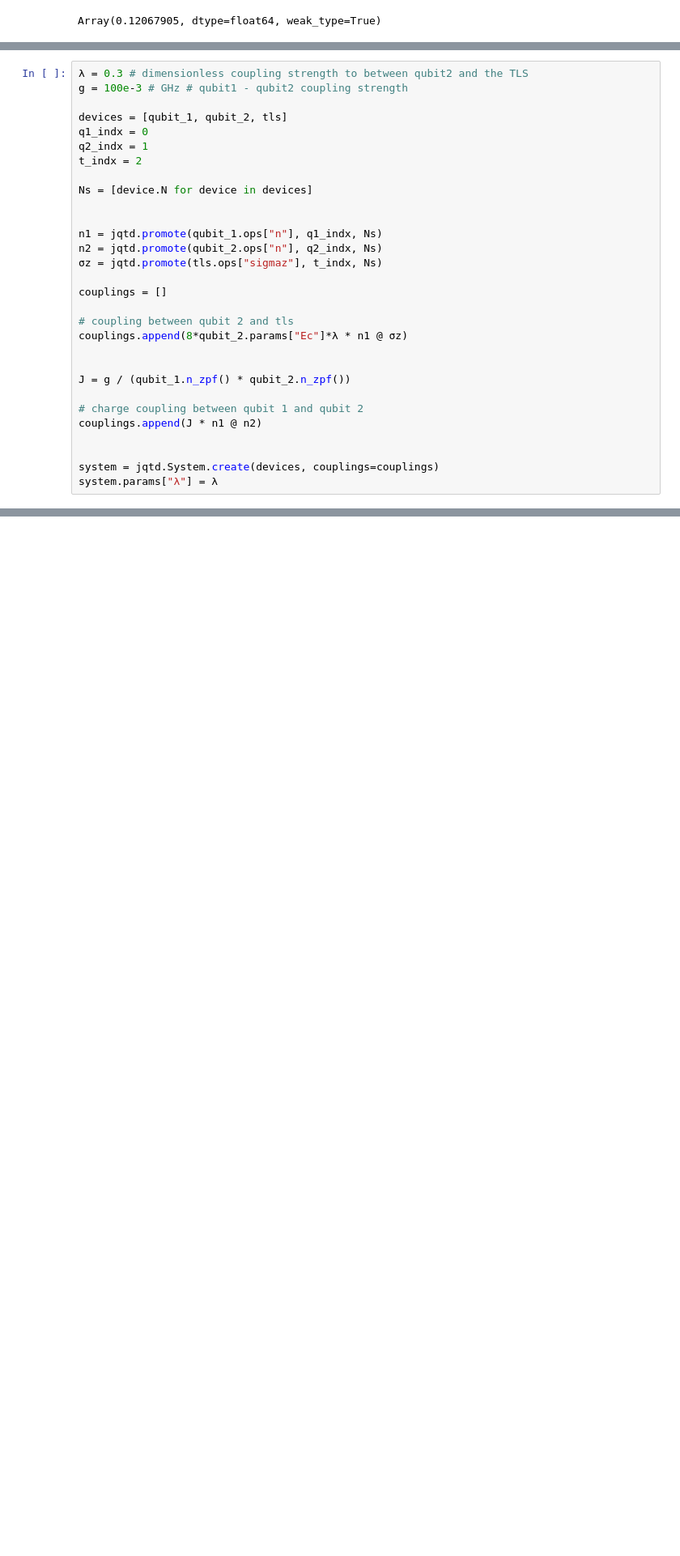
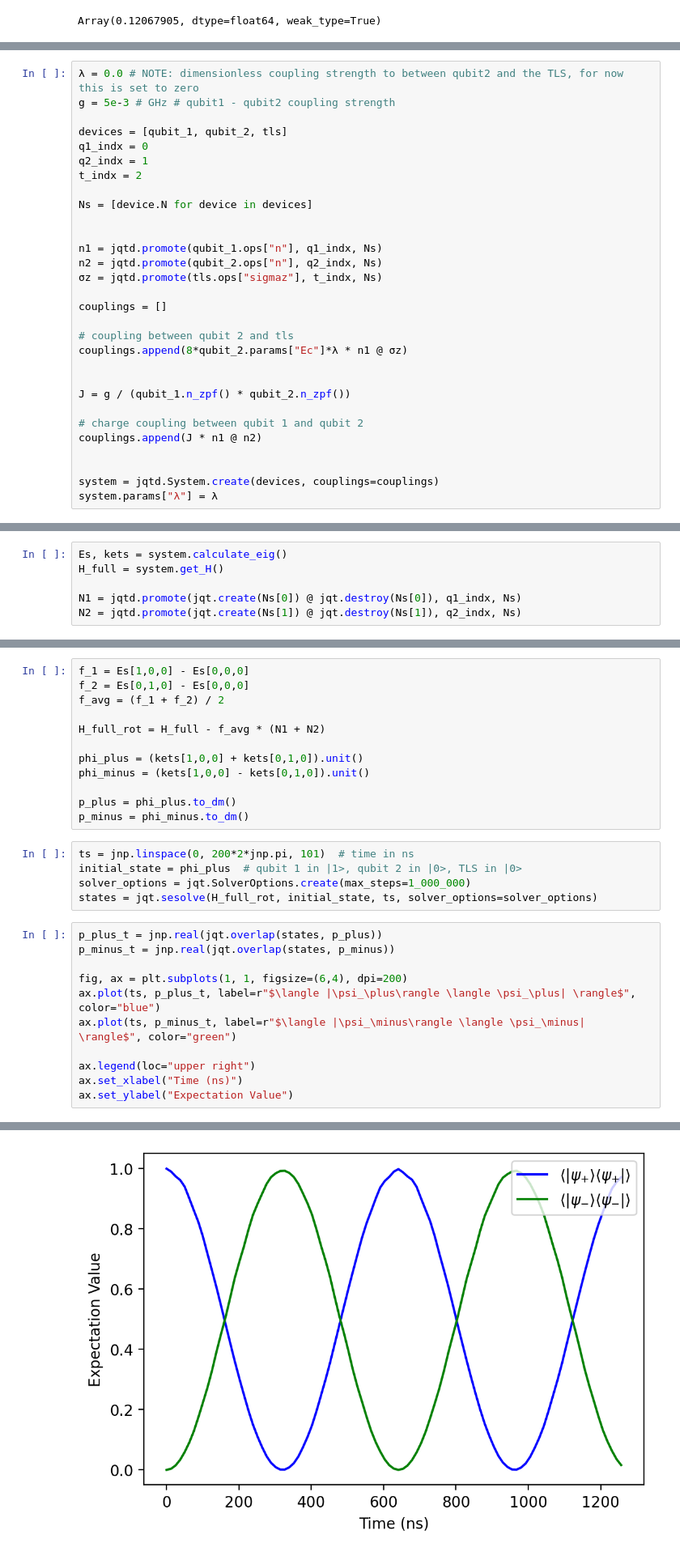
Before and after one commit to EQuS/jaxquantum, a Jupyter notebook: experiments/devices/tutorials/tls/1-tunable-transmon-tls.ipynb, the cells around one changed output, grey strips where cells are left out. Shown at 81% size. Saved outputs shown, nothing was run; the diff lists cells and outputs as text; blank space fills up the shorter version.

```diff
--- a/experiments/devices/tutorials/tls/1-tunable-transmon-tls.ipynb
+++ b/experiments/devices/tutorials/tls/1-tunable-transmon-tls.ipynb
@@ -134,8 +136,8 @@ tls = jqtd.IdealQubit.create(
         N_pre_diag=2,
     )
 # %%
-λ = 0.3 # dimensionless coupling strength to between qubit2 and the TLS
-g = 100e-3 # GHz # qubit1 - qubit2 coupling strength
+λ = 0.0 # NOTE: dimensionless coupling strength to between qubit2 and the TLS, for now this is set to zero
+g = 5e-3 # GHz # qubit1 - qubit2 coupling strength
 
 devices = [qubit_1, qubit_2, tls]
 q1_indx = 0
@@ -175,0 +168,6 @@ states = jqt.sesolve(H_full, initial_state, ts)
+# %%
+Es, kets = system.calculate_eig()
+H_full = system.get_H()
+
+N1 = jqtd.promote(jqt.create(Ns[0]) @ jqt.destroy(Ns[0]), q1_indx, Ns)
+N2 = jqtd.promote(jqt.create(Ns[1]) @ jqt.destroy(Ns[1]), q2_indx, Ns)
@@ -175,0 +176,29 @@ states = jqt.sesolve(H_full, initial_state, ts)
+# %%
+f_1 = Es[1,0,0] - Es[0,0,0]
+f_2 = Es[0,1,0] - Es[0,0,0]
+f_avg = (f_1 + f_2) / 2
+
+H_full_rot = H_full - f_avg * (N1 + N2)
+
+phi_plus = (kets[1,0,0] + kets[0,1,0]).unit()
+phi_minus = (kets[1,0,0] - kets[0,1,0]).unit()
+
+p_plus = phi_plus.to_dm()
+p_minus = phi_minus.to_dm()
+# %%
+ts = jnp.linspace(0, 200*2*jnp.pi, 101)  # time in ns
+initial_state = phi_plus  # qubit 1 in |1>, qubit 2 in |0>, TLS in |0>
+solver_options = jqt.SolverOptions.create(max_steps=1_000_000)
+states = jqt.sesolve(H_full_rot, initial_state, ts, solver_options=solver_options)
+# %%
+p_plus_t = jnp.real(jqt.overlap(states, p_plus))
+p_minus_t = jnp.real(jqt.overlap(states, p_minus))
+
+fig, ax = plt.subplots(1, 1, figsize=(6,4), dpi=200)
+ax.plot(ts, p_plus_t, label=r"$\langle |\psi_\plus\rangle \langle \psi_\plus| \rangle$", color="blue")
+ax.plot(ts, p_minus_t, label=r"$\langle |\psi_\minus\rangle \langle \psi_\minus| \rangle$", color="green")
+
+ax.legend(loc="upper right")
+ax.set_xlabel("Time (ns)")
+ax.set_ylabel("Expectation Value")
+# %% [output]
@@ -175,0 +206 @@ states = jqt.sesolve(H_full, initial_state, ts)
+[figure, added]
```
Also changed, not shown: parts of 11 cells of this notebook.
